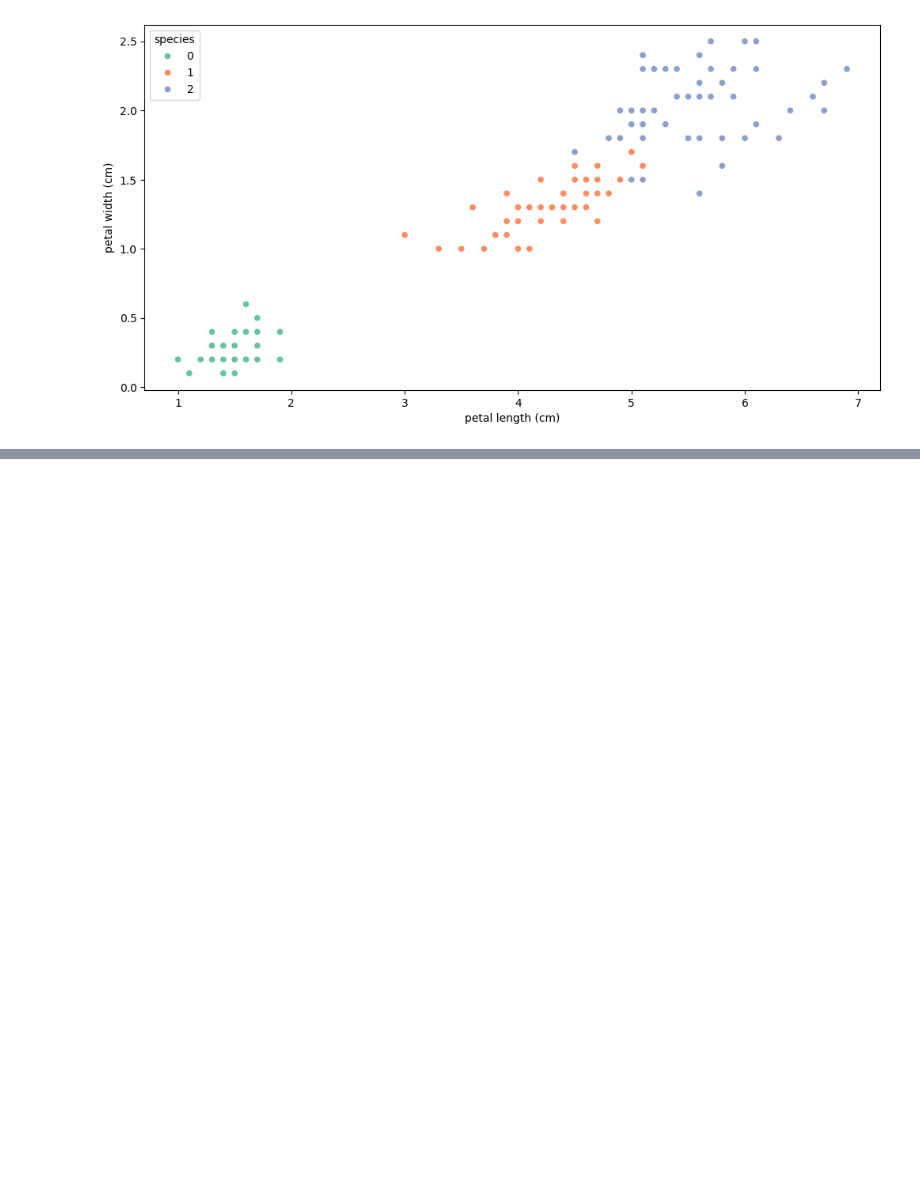
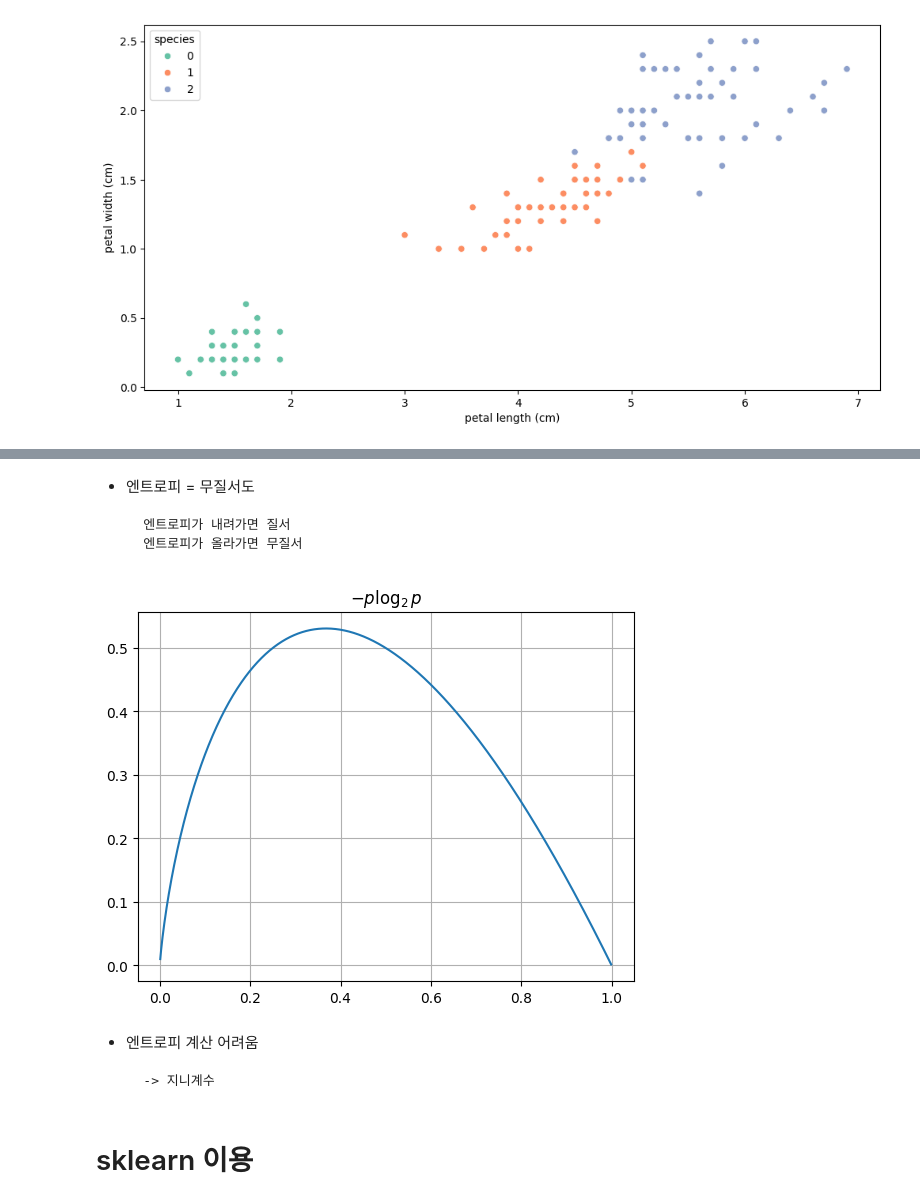
Before and after one commit to offpython/MachineLearning, a Jupyter notebook: ws_iris/iris.ipynb, the cells around one changed output, grey strips where cells are left out. Drawn from its saved outputs; the diff is of its cells as text; code cells hidden in the pictures; blank space fills up the shorter version.

````diff
--- a/ws_iris/iris.ipynb
+++ b/ws_iris/iris.ipynb
@@ -149,0 +166,22 @@ sns.scatterplot(x="petal length (cm)",
+# %% [markdown]
+- 엔트로피 = 무질서도
+```
+    엔트로피가 내려가면 질서
+    엔트로피가 올라가면 무질서
+```
+# %%
+import numpy as np
+
+p = np.arange(0.001, 1, 0.001)
+plt.grid()
+plt.title('$-p \log_{2}{p}$')
+plt.plot(p, -p*np.log2(p));
+# %% [output]
+[figure, added]
+# %% [markdown]
+- 엔트로피 계산 어려움
+```
+    -> 지니계수
+```
+# %% [markdown]
+# sklearn 이용
````
Also changed, not shown: parts of 12 cells of this notebook.
